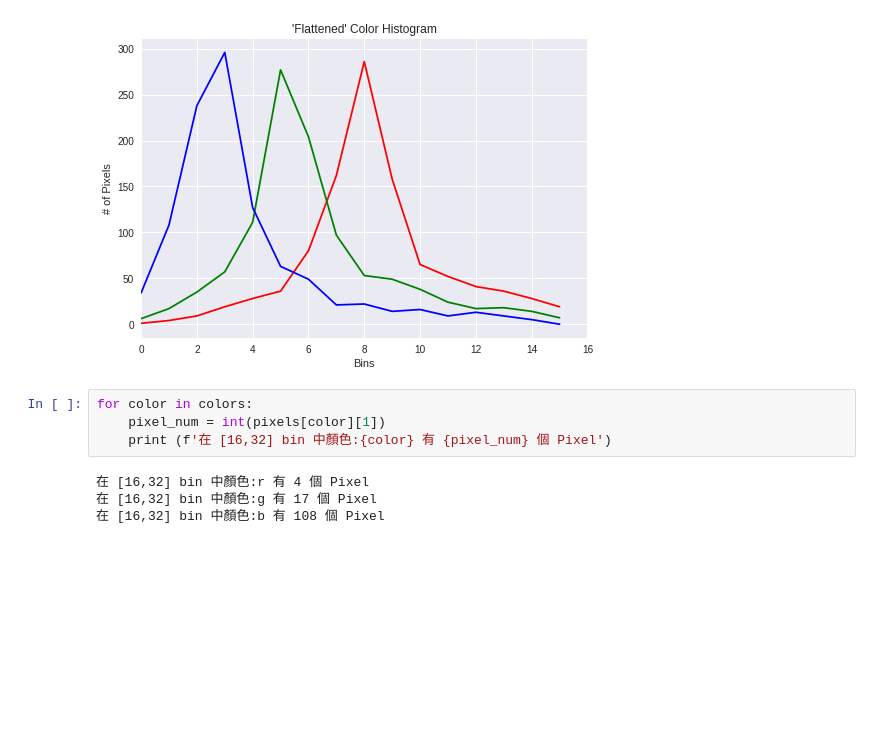
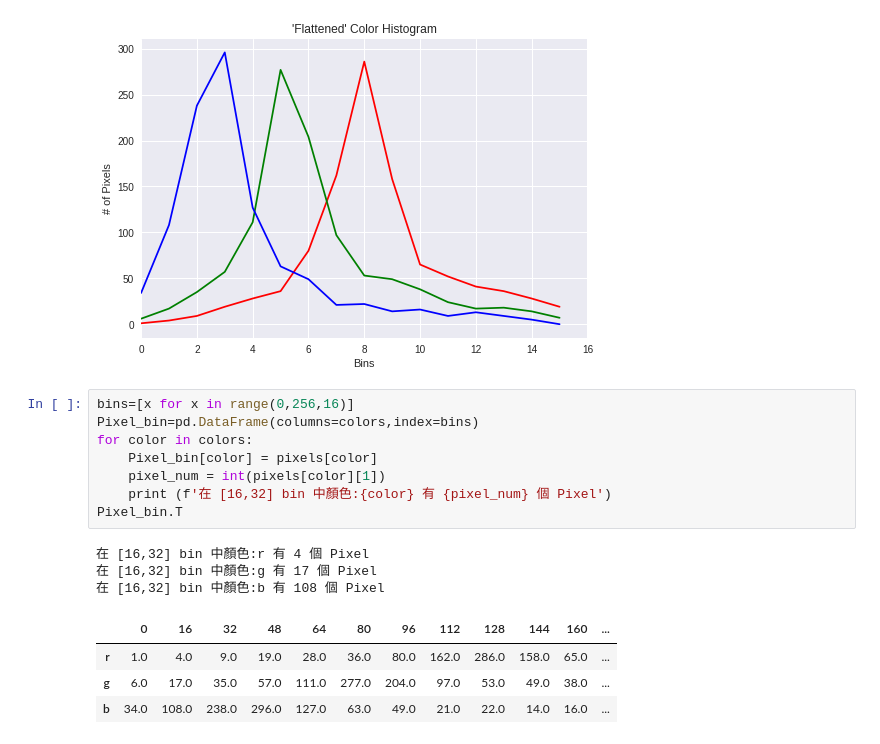
Before and after one commit to strive722/ML-100-Days, a Jupyter notebook: Day_090_color_histogram_HW.ipynb, the cells around one changed output. Cells and saved outputs as stored; diff of their text form; blank space fills up the shorter version.

```diff
--- a/Day_090_color_histogram_HW.ipynb
+++ b/Day_090_color_histogram_HW.ipynb
@@ -62,10 +66,18 @@ plt.show()
 # %% [output]
 [figure]
 # %%
+bins=[x for x in range(0,256,16)]
+Pixel_bin=pd.DataFrame(columns=colors,index=bins)
 for color in colors:
+    Pixel_bin[color] = pixels[color]
     pixel_num = int(pixels[color][1])
     print (f'在 [16,32] bin 中顏色:{color} 有 {pixel_num} 個 Pixel')
+Pixel_bin.T
 # %% [output]
 在 [16,32] bin 中顏色:r 有 4 個 Pixel
 在 [16,32] bin 中顏色:g 有 17 個 Pixel
 在 [16,32] bin 中顏色:b 有 108 個 Pixel
+|  | 0 | 16 | 32 | 48 | 64 | 80 | 96 | 112 | 128 | 144 | 160 | ... |
+| r | 1.0 | 4.0 | 9.0 | 19.0 | 28.0 | 36.0 | 80.0 | 162.0 | 286.0 | 158.0 | 65.0 | ... |
+| g | 6.0 | 17.0 | 35.0 | 57.0 | 111.0 | 277.0 | 204.0 | 97.0 | 53.0 | 49.0 | 38.0 | ... |
+| b | 34.0 | 108.0 | 238.0 | 296.0 | 127.0 | 63.0 | 49.0 | 21.0 | 22.0 | 14.0 | 16.0 | ... |
```
Also changed, not shown: parts of 1 cell of this notebook.
